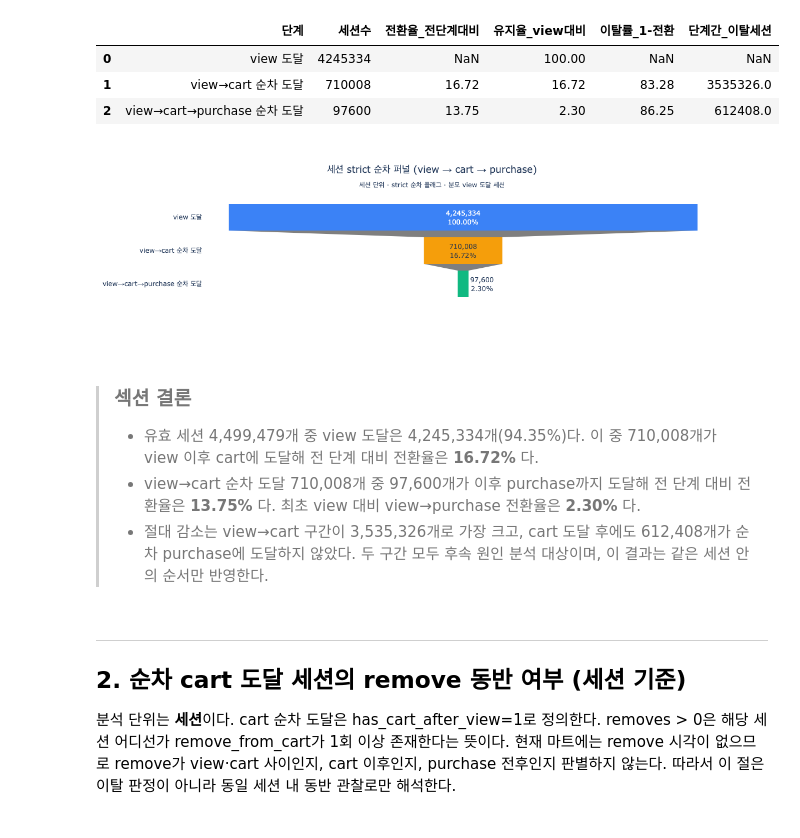
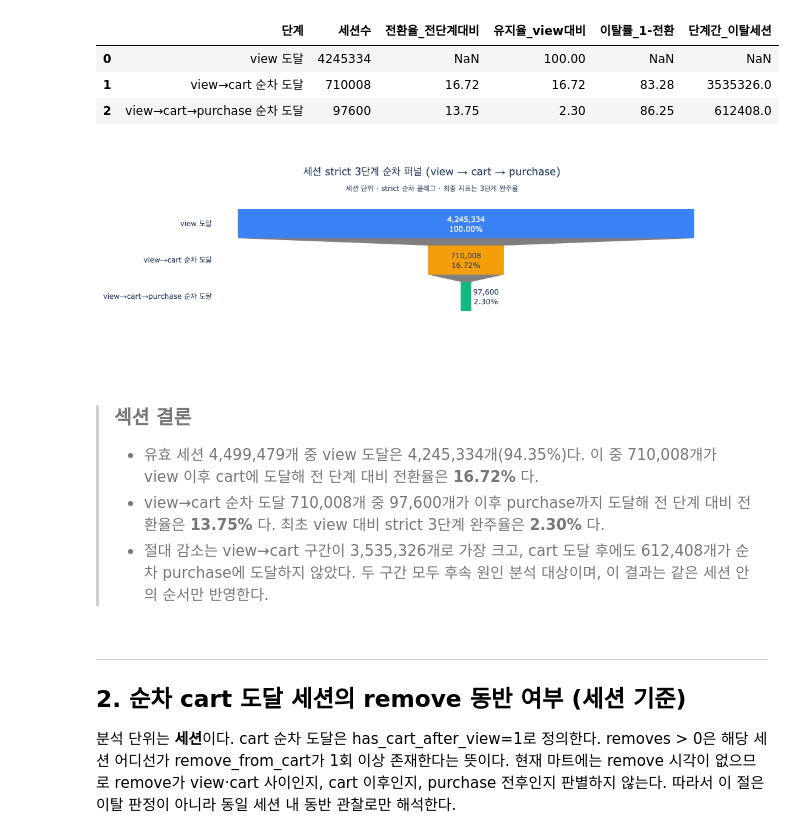
Before and after one commit to kth530/ecommerce_funnel_analysis, a Jupyter notebook: notebooks/04_funnel_eda.ipynb, the cells around one changed output. Cells and saved outputs as stored; diff of their text form; code cells hidden in the pictures.

```diff
--- a/notebooks/04_funnel_eda.ipynb
+++ b/notebooks/04_funnel_eda.ipynb
@@ -137,27 +146,27 @@ disp
 # %%
 fig = go.Figure(go.Funnel(
     y=funnel['단계'],
     x=funnel['세션수'],
     marker=dict(color=[color_map['view'], color_map['cart'], color_map['purchase']]),
     texttemplate='%{value:,.0f}<br>%{percentInitial:.2%}',
 ))
 fig.update_layout(
     title=dict(
-        text='세션 strict 순차 퍼널 (view → cart → purchase)<br>'
-             '<sub>세션 단위 · strict 순차 플래그 · 분모 view 도달 세션</sub>',
+        text='세션 strict 3단계 순차 퍼널 (view → cart → purchase)<br>'
+             '<sub>세션 단위 · strict 순차 플래그 · 최종 지표는 3단계 완주율</sub>',
         x=0.5,
         xanchor='center',
     ),
     plot_bgcolor='white',
 )
 fig.show()
 # %% [output]
-[figure, old version]
+[figure, new version]
 # %% [markdown]
 > ### 섹션 결론
 >
 > - 유효 세션 4,499,479개 중 view 도달은 4,245,334개(94.35%)다. 이 중 710,008개가 view 이후 cart에 도달해 전 단계 대비 전환율은 **16.72%** 다.
-> - view→cart 순차 도달 710,008개 중 97,600개가 이후 purchase까지 도달해 전 단계 대비 전환율은 **13.75%** 다. 최초 view 대비 view→purchase 전환율은 **2.30%** 다.
+> - view→cart 순차 도달 710,008개 중 97,600개가 이후 purchase까지 도달해 전 단계 대비 전환율은 **13.75%** 다. 최초 view 대비 strict 3단계 완주율은 **2.30%** 다.
 > - 절대 감소는 view→cart 구간이 3,535,326개로 가장 크고, cart 도달 후에도 612,408개가 순차 purchase에 도달하지 않았다. 두 구간 모두 후속 원인 분석 대상이며, 이 결과는 같은 세션 안의 순서만 반영한다.
 # %% [markdown]
 ---
```
Also changed, not shown: parts of 25 cells of this notebook, 9 other files.
